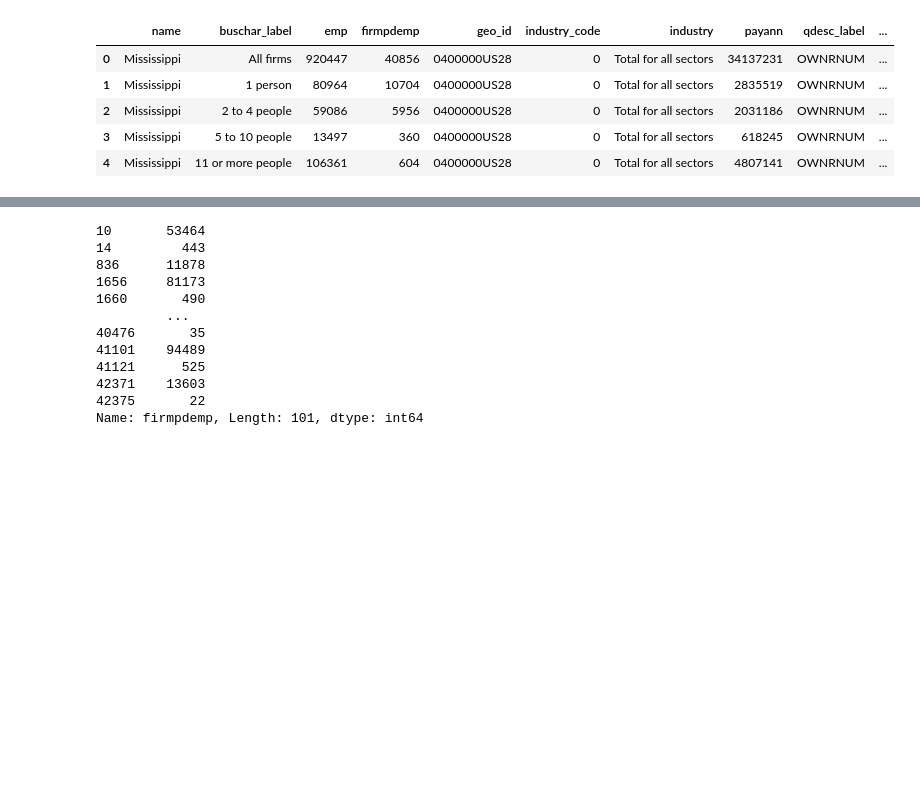
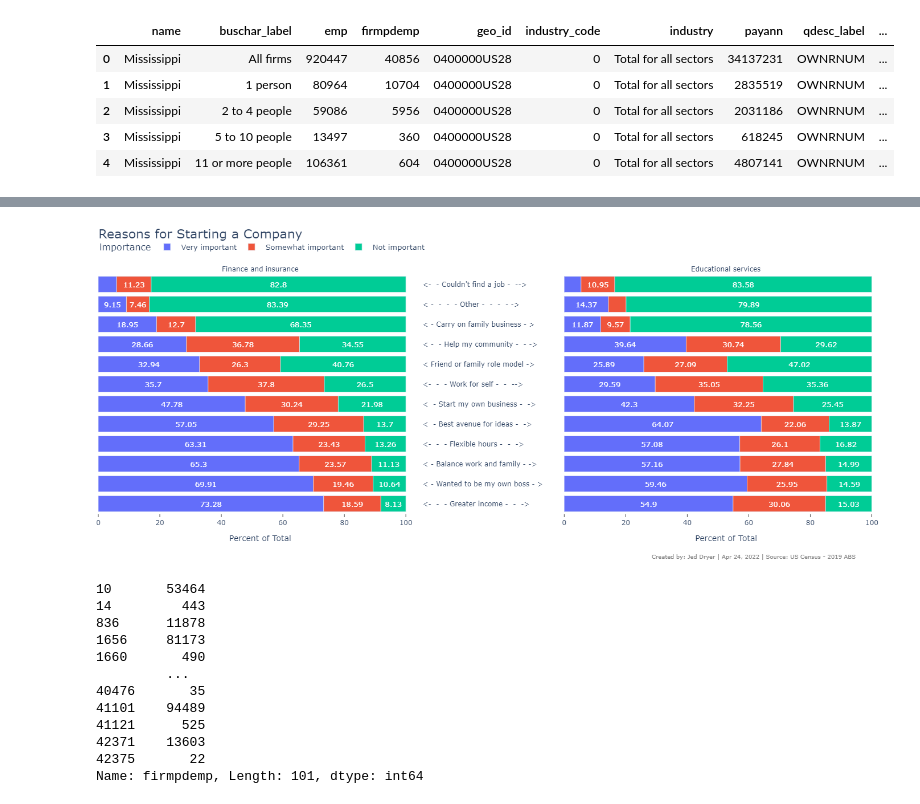
Before and after one commit to jedc4xer/abs_group_assessment, a Jupyter notebook: jeds_visualizations.ipynb, the cells around one changed output, grey strips where cells are left out. Drawn from its saved outputs; the diff is of its cells as text; code cells hidden in the pictures; blank space fills up the shorter version.

```diff
--- a/jeds_visualizations.ipynb
+++ b/jeds_visualizations.ipynb
@@ -192,35 +221,37 @@ def stacked_bar():
                 facet_col_spacing=0.18
             )
     fig.update_layout(title = 'Reasons for Starting a Company')
     fig.update_layout(yaxis_title = None)
 
     fig.update_traces(textposition = 'inside', insidetextanchor = 'middle', textfont = {'color': 'white'})
     fig.update_yaxes(side = 'right')
     fig.update_xaxes(ticks = 'outside')
     fig.update_layout(title_y = .98, title_x = 0.003, title_font_size = 22)
     fig.update_layout(xaxis_title = "Percent of Total", uniformtext_minsize = 13,
                      uniformtext_mode = 'hide', paper_bgcolor = 'white', plot_bgcolor = 'white',
                      legend = dict(orientation = 'h', x=0,y=1.15, font = dict(size=13)))
     fig.update_layout(margin={"r":0,"t":90,"l":0,"b": 90}, dragmode = False)
 
     fig.for_each_annotation(lambda a: a.update(text=a.text.split("=")[1]))
 
     fig.add_annotation(
             text = (f"Created by: Jed Dryer | {today} | Source: US Census - 2019 ABS"),
             showarrow=False,
             x = .70,
             y = -.19,
             xref='paper',
             yref='paper' ,
             xanchor='left',
             yanchor='bottom',
             xshift=-1,
             yshift=-3,
             font=dict(size=10, color="grey"),
             align="right",
             )
-
-    fig.write_html('stacked_reasons.html')
+    fig.show()
+    #fig.write_html('stacked_reasons.html')
+# %% [output]
+[figure, added]
 # %%
 grouped_reason['ratio'] = 100 * (grouped_reason['responses'] / grouped_reason.groupby(level = [0,1])['responses'].transform('sum'))
 grouped_reason['ratio'] = grouped_reason['ratio'].round(2)
```
Also changed, not shown: parts of 3 cells of this notebook, 1 other file.
